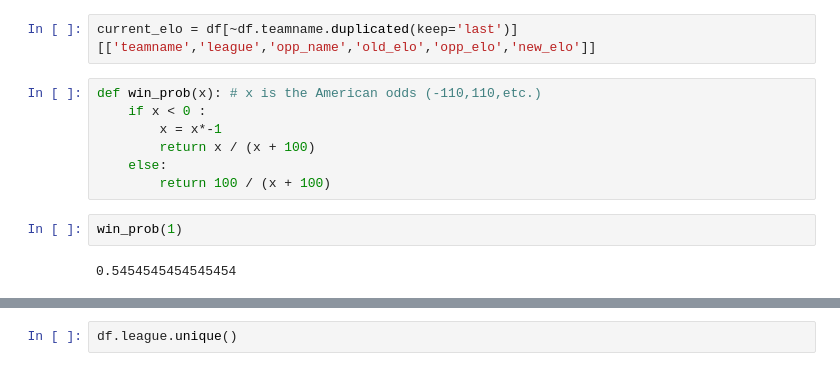
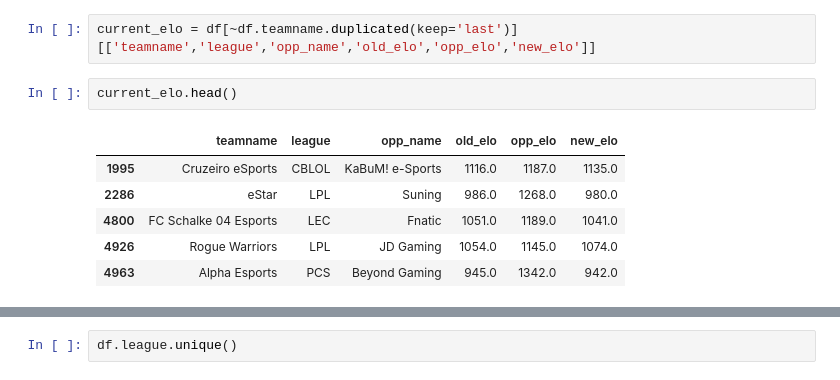
Before and after one commit to richie-p-meyer/league, a Jupyter notebook: scratch.ipynb, the cells around one changed output, grey strips where cells are left out. Cells and saved outputs as stored; diff of their text form.

```diff
--- a/scratch.ipynb
+++ b/scratch.ipynb
@@ -126,14 +131,12 @@ for i in range(0,df.shape[0]):
         pass
 # %%
 current_elo = df[~df.teamname.duplicated(keep='last')][['teamname','league','opp_name','old_elo','opp_elo','new_elo']]
-# %%
-def win_prob(x): # x is the American odds (-110,110,etc.)
-    if x < 0 :
-        x = x*-1
-        return x / (x + 100)
-    else:
-        return 100 / (x + 100)
-# %%
-win_prob(1)
-# %% [output]
-0.5454545454545454
+# %%
+current_elo.head()
+# %% [output]
+|  | teamname | league | opp_name | old_elo | opp_elo | new_elo |
+| 1995 | Cruzeiro eSports | CBLOL | KaBuM! e-Sports | 1116.0 | 1187.0 | 1135.0 |
+| 2286 | eStar | LPL | Suning | 986.0 | 1268.0 | 980.0 |
+| 4800 | FC Schalke 04 Esports | LEC | Fnatic | 1051.0 | 1189.0 | 1041.0 |
+| 4926 | Rogue Warriors | LPL | JD Gaming | 1054.0 | 1145.0 | 1074.0 |
+| 4963 | Alpha Esports | PCS | Beyond Gaming | 945.0 | 1342.0 | 942.0 |
```
Also changed, not shown: parts of 9 cells of this notebook.
